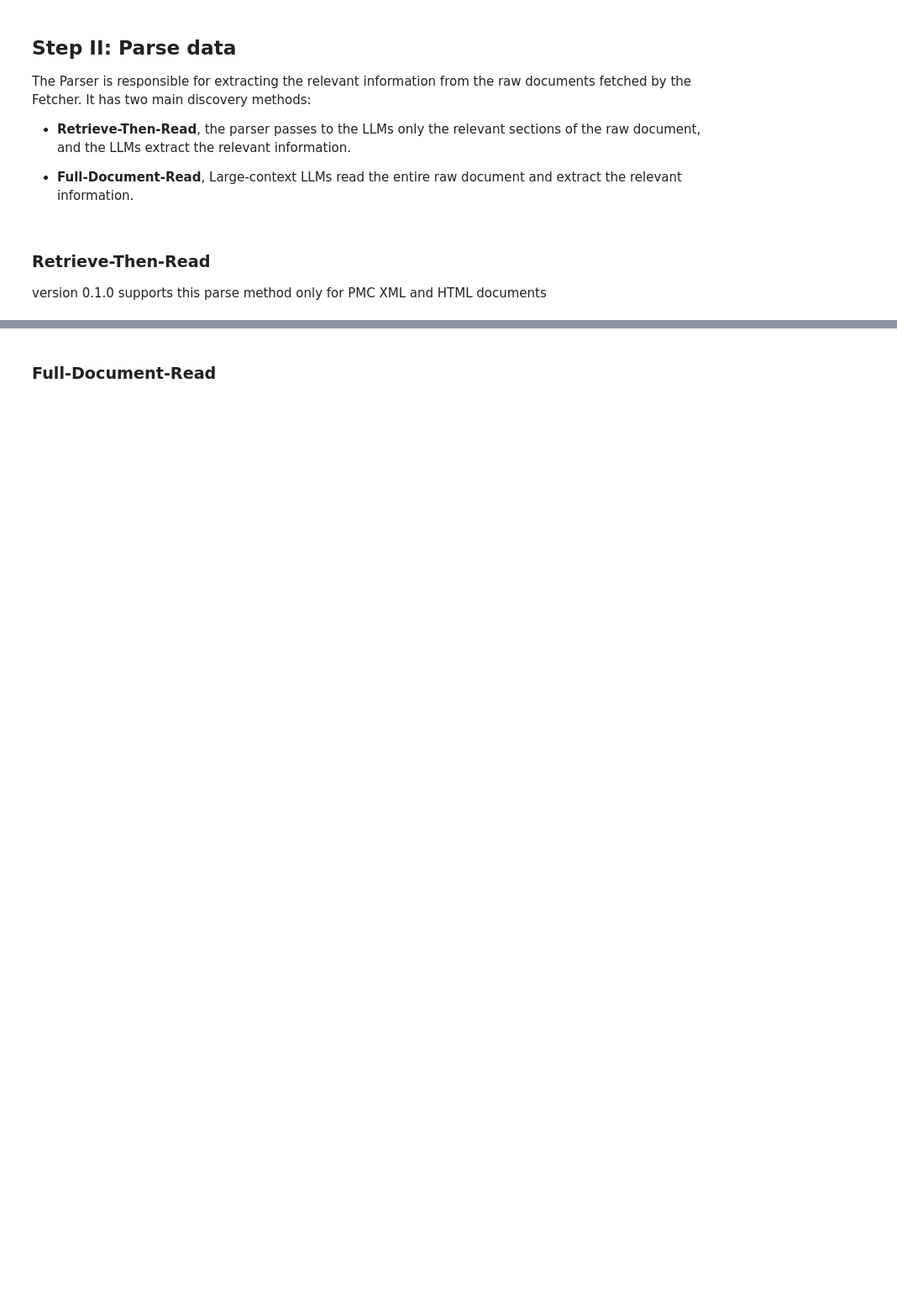
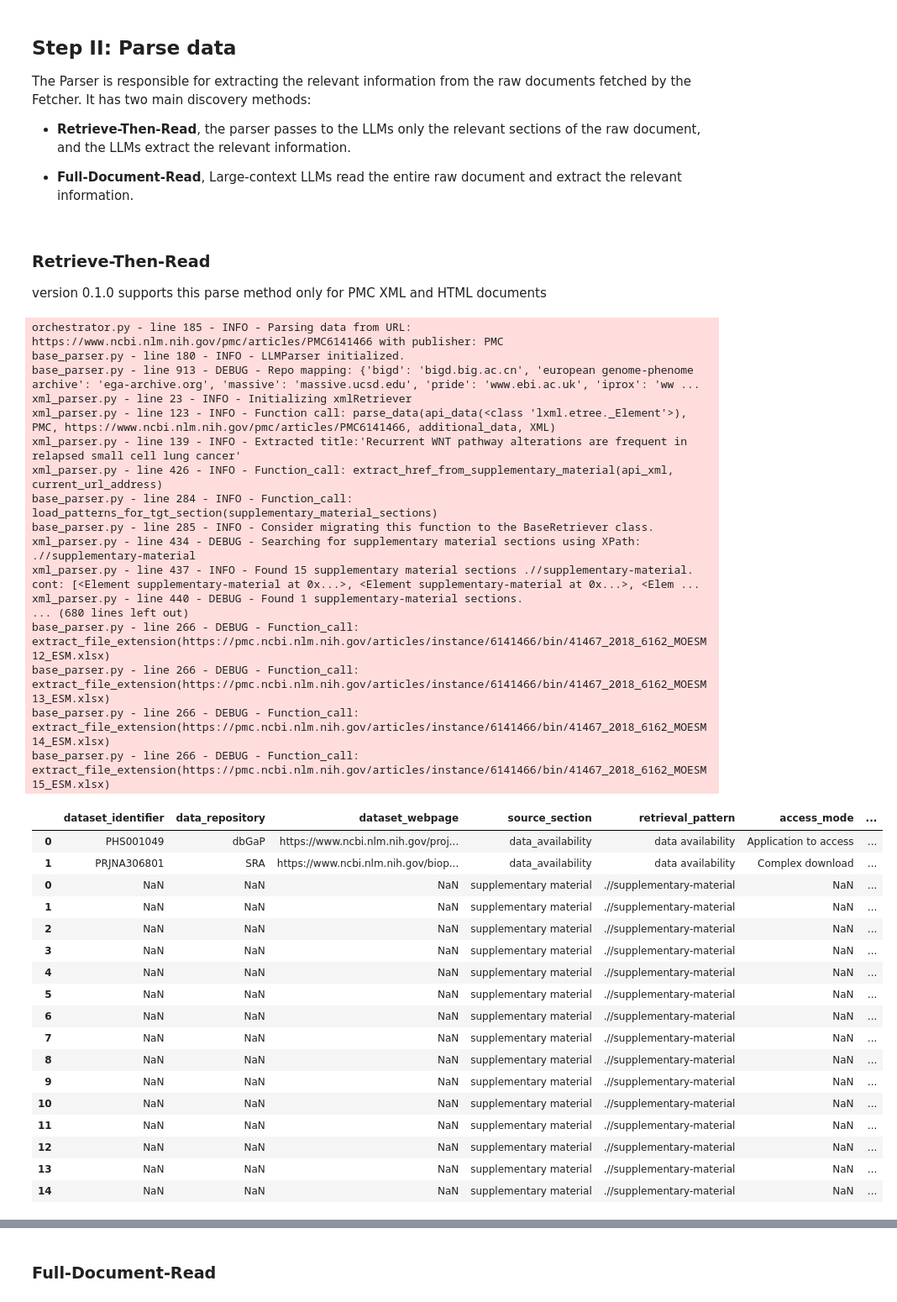
Before and after one commit to VIDA-NYU/data-gatherer, a Jupyter notebook: docs/example_notebook.ipynb, the cells around one changed output, grey strips where cells are left out. Shown at 84% size. Cells and saved outputs as stored; diff of their text form; code cells hidden in the pictures; blank space fills up the shorter version.

```diff
--- a/docs/example_notebook.ipynb
+++ b/docs/example_notebook.ipynb
@@ -65,5 +126,42 @@ The Parser is responsible for extracting the relevant information from the raw d
 ### Retrieve-Then-Read
 version 0.1.0 supports this parse method only for PMC XML and HTML documents
 # %%
-results_RTR = data_gatherer.parse_data(API_supported_input, fetched_data, publisher="PMC", use_portkey_for_gemini=False, prompt_name="retrieve_datasets_simple_JSON_gemini")
+results_RTR = data_gatherer.parse_data(API_supported_input, raw_data_API, publisher="PMC", use_portkey_for_gemini=True, prompt_name="retrieve_datasets_simple_JSON")
+results_RTR
+# %% [output]
+orchestrator.py - line 185 - INFO - Parsing data from URL: https://www.ncbi.nlm.nih.gov/pmc/articles/PMC6141466 with publisher: PMC
+base_parser.py - line 180 - INFO - LLMParser initialized.
+base_parser.py - line 913 - DEBUG - Repo mapping: {'bigd': 'bigd.big.ac.cn', 'european genome-phenome archive': 'ega-archive.org', 'massive': 'massive.ucsd.edu', 'pride': 'www.ebi.ac.uk', 'iprox': 'ww ...
+xml_parser.py - line 23 - INFO - Initializing xmlRetriever
+xml_parser.py - line 123 - INFO - Function call: parse_data(api_data(<class 'lxml.etree._Element'>), PMC, https://www.ncbi.nlm.nih.gov/pmc/articles/PMC6141466, additional_data, XML)
+xml_parser.py - line 139 - INFO - Extracted title:'Recurrent WNT pathway alterations are frequent in relapsed small cell lung cancer'
+xml_parser.py - line 426 - INFO - Function_call: extract_href_from_supplementary_material(api_xml, current_url_address)
+base_parser.py - line 284 - INFO - Function_call: load_patterns_for_tgt_section(supplementary_material_sections)
+base_parser.py - line 285 - INFO - Consider migrating this function to the BaseRetriever class.
+xml_parser.py - line 434 - DEBUG - Searching for supplementary material sections using XPath: .//supplementary-material
+xml_parser.py - line 437 - INFO - Found 15 supplementary material sections .//supplementary-material. cont: [<Element supplementary-material at 0x...>, <Element supplementary-material at 0x...>, <Elem ...
+xml_parser.py - line 440 - DEBUG - Found 1 supplementary-material sections.
+... (680 lines left out)
+base_parser.py - line 266 - DEBUG - Function_call: extract_file_extension(https://pmc.ncbi.nlm.nih.gov/articles/instance/6141466/bin/41467_2018_6162_MOESM12_ESM.xlsx)
+base_parser.py - line 266 - DEBUG - Function_call: extract_file_extension(https://pmc.ncbi.nlm.nih.gov/articles/instance/6141466/bin/41467_2018_6162_MOESM13_ESM.xlsx)
+base_parser.py - line 266 - DEBUG - Function_call: extract_file_extension(https://pmc.ncbi.nlm.nih.gov/articles/instance/6141466/bin/41467_2018_6162_MOESM14_ESM.xlsx)
+base_parser.py - line 266 - DEBUG - Function_call: extract_file_extension(https://pmc.ncbi.nlm.nih.gov/articles/instance/6141466/bin/41467_2018_6162_MOESM15_ESM.xlsx)
+|  | dataset_identifier | data_repository | dataset_webpage | source_section | retrieval_pattern | access_mode | ... |
+| 0 | PHS001049 | dbGaP | https://www.ncbi.nlm.nih.gov/proj... | data_availability | data availability | Application to access | ... |
+| 1 | PRJNA306801 | SRA | https://www.ncbi.nlm.nih.gov/biop... | data_availability | data availability | Complex download | ... |
+| 0 | NaN | NaN | NaN | supplementary material | .//supplementary-material | NaN | ... |
+| 1 | NaN | NaN | NaN | supplementary material | .//supplementary-material | NaN | ... |
+| 2 | NaN | NaN | NaN | supplementary material | .//supplementary-material | NaN | ... |
+| 3 | NaN | NaN | NaN | supplementary material | .//supplementary-material | NaN | ... |
+| 4 | NaN | NaN | NaN | supplementary material | .//supplementary-material | NaN | ... |
+| 5 | NaN | NaN | NaN | supplementary material | .//supplementary-material | NaN | ... |
+| 6 | NaN | NaN | NaN | supplementary material | .//supplementary-material | NaN | ... |
+| 7 | NaN | NaN | NaN | supplementary material | .//supplementary-material | NaN | ... |
+| 8 | NaN | NaN | NaN | supplementary material | .//supplementary-material | NaN | ... |
+| 9 | NaN | NaN | NaN | supplementary material | .//supplementary-material | NaN | ... |
+| 10 | NaN | NaN | NaN | supplementary material | .//supplementary-material | NaN | ... |
+| 11 | NaN | NaN | NaN | supplementary material | .//supplementary-material | NaN | ... |
+| 12 | NaN | NaN | NaN | supplementary material | .//supplementary-material | NaN | ... |
+| 13 | NaN | NaN | NaN | supplementary material | .//supplementary-material | NaN | ... |
+| 14 | NaN | NaN | NaN | supplementary material | .//supplementary-material | NaN | ... |
 # %%
```
Also changed, not shown: parts of 13 cells of this notebook, 9 other files.
